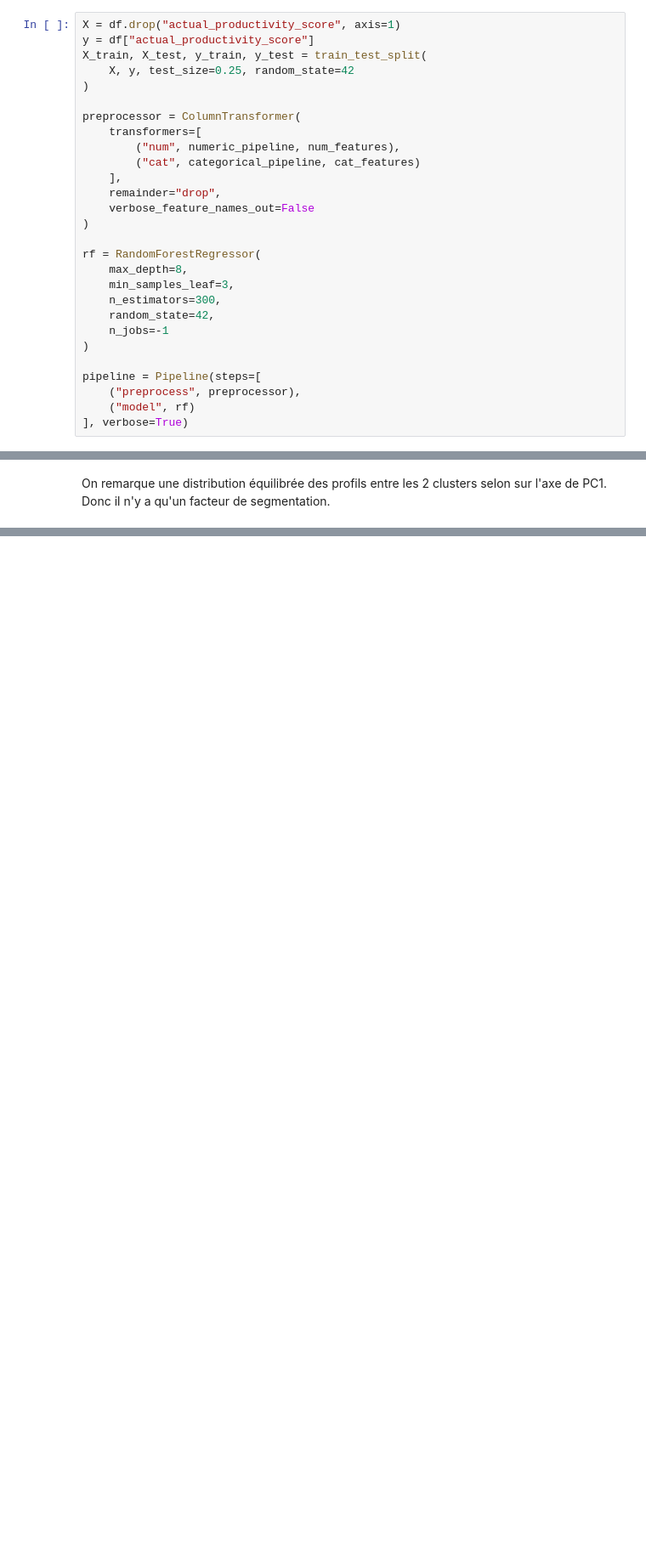
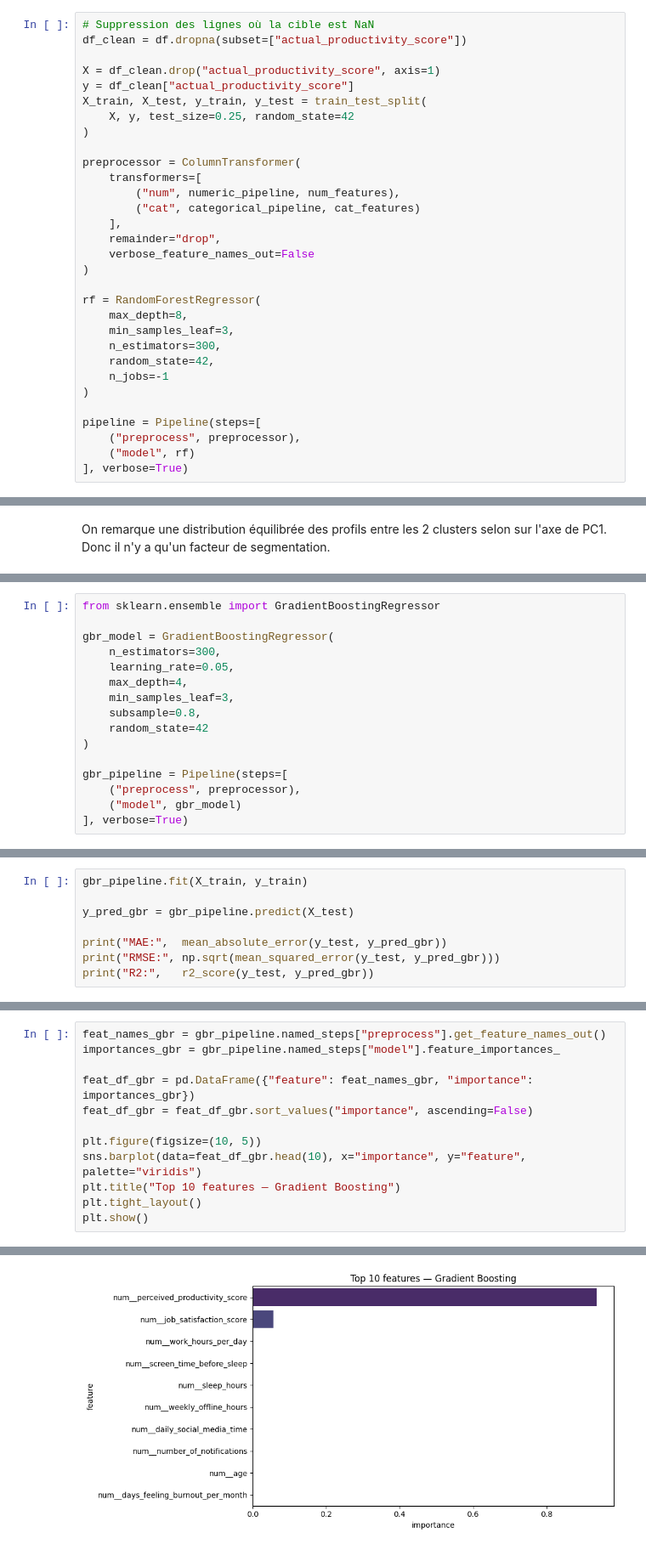
Before and after one commit to MaharoRan/data_science, a Jupyter notebook: eda.ipynb, the cells around one changed output, grey strips where cells are left out. Shown at 85% size. Cells and saved outputs as stored; diff of their text form; blank space fills up the shorter version.

Commit message:
added supervised models GBR and SVR

```diff
--- a/eda.ipynb
+++ b/eda.ipynb
@@ -275,8 +277,11 @@ Modèle 1: RandomForest peut etre perfomant pour ce type de prédiction car la p
 # %% [markdown]
 La colonne à prédire est le score de productivité réel(actual_productivity_score)
 # %%
-X = df.drop("actual_productivity_score", axis=1)
-y = df["actual_productivity_score"]
+# Suppression des lignes où la cible est NaN
+df_clean = df.dropna(subset=["actual_productivity_score"])
+
+X = df_clean.drop("actual_productivity_score", axis=1)
+y = df_clean["actual_productivity_score"]
 X_train, X_test, y_train, y_test = train_test_split(
     X, y, test_size=0.25, random_state=42
 )
@@ -568,0 +578,16 @@ Cluster 0 est beaucoup plus satisfait de son travail. Cluster 0 se perçoit comm
+# %%
+from sklearn.ensemble import GradientBoostingRegressor
+
+gbr_model = GradientBoostingRegressor(
+    n_estimators=300,
+    learning_rate=0.05,
+    max_depth=4,
+    min_samples_leaf=3,
+    subsample=0.8,
+    random_state=42
+)
+
+gbr_pipeline = Pipeline(steps=[
+    ("preprocess", preprocessor),
+    ("model", gbr_model)
+], verbose=True)
@@ -568,0 +618,8 @@ Cluster 0 est beaucoup plus satisfait de son travail. Cluster 0 se perçoit comm
+# %%
+gbr_pipeline.fit(X_train, y_train)
+
+y_pred_gbr = gbr_pipeline.predict(X_test)
+
+print("MAE:",  mean_absolute_error(y_test, y_pred_gbr))
+print("RMSE:", np.sqrt(mean_squared_error(y_test, y_pred_gbr)))
+print("R2:",   r2_score(y_test, y_pred_gbr))
@@ -568,0 +639,13 @@ Cluster 0 est beaucoup plus satisfait de son travail. Cluster 0 se perçoit comm
+# %%
+feat_names_gbr = gbr_pipeline.named_steps["preprocess"].get_feature_names_out()
+importances_gbr = gbr_pipeline.named_steps["model"].feature_importances_
+
+feat_df_gbr = pd.DataFrame({"feature": feat_names_gbr, "importance": importances_gbr})
+feat_df_gbr = feat_df_gbr.sort_values("importance", ascending=False)
+
+plt.figure(figsize=(10, 5))
+sns.barplot(data=feat_df_gbr.head(10), x="importance", y="feature", palette="viridis")
+plt.title("Top 10 features — Gradient Boosting")
+plt.tight_layout()
+plt.show()
+# %% [output]
@@ -568,0 +655 @@ Cluster 0 est beaucoup plus satisfait de son travail. Cluster 0 se perçoit comm
+[figure, added]
```
Also changed, not shown: parts of 33 cells of this notebook.
